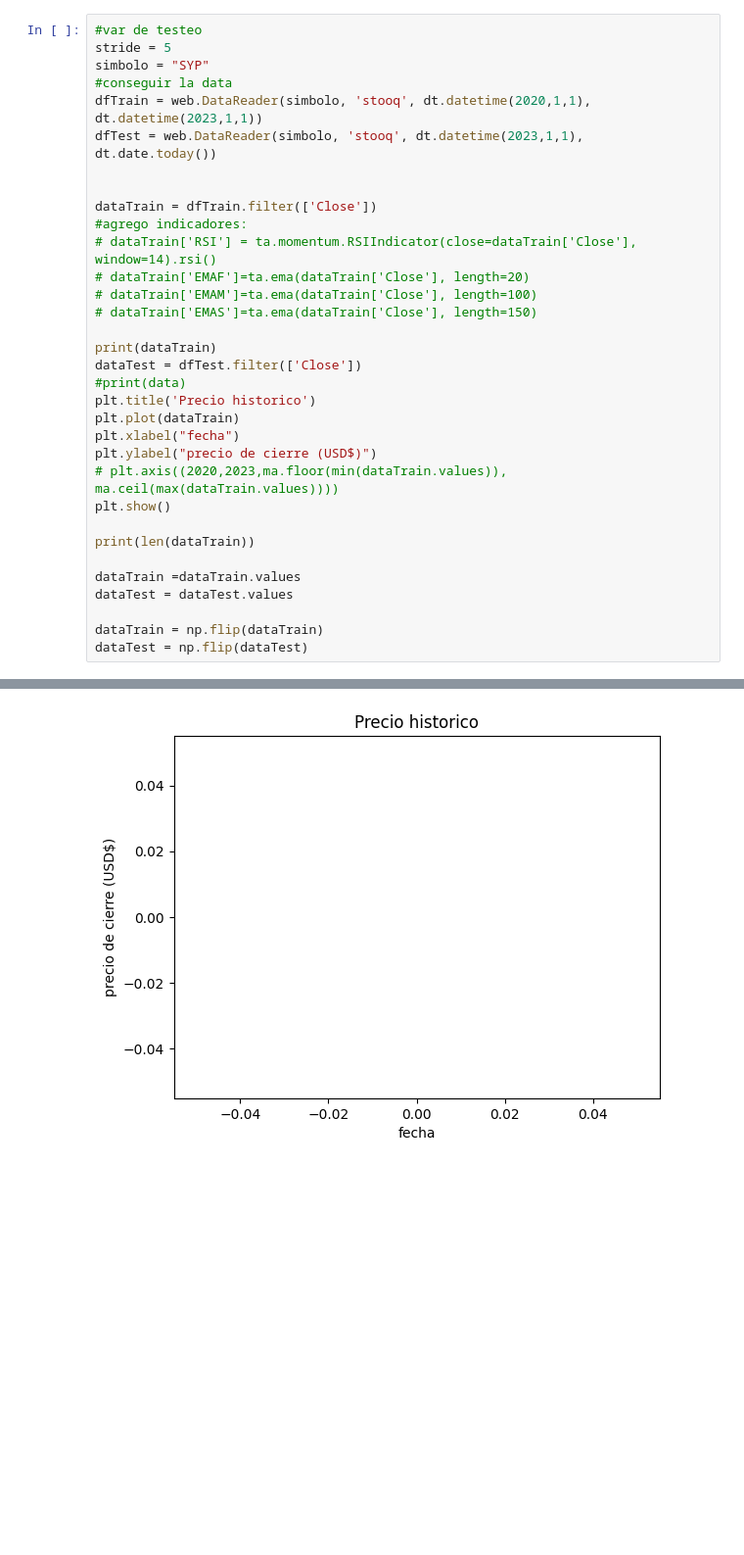
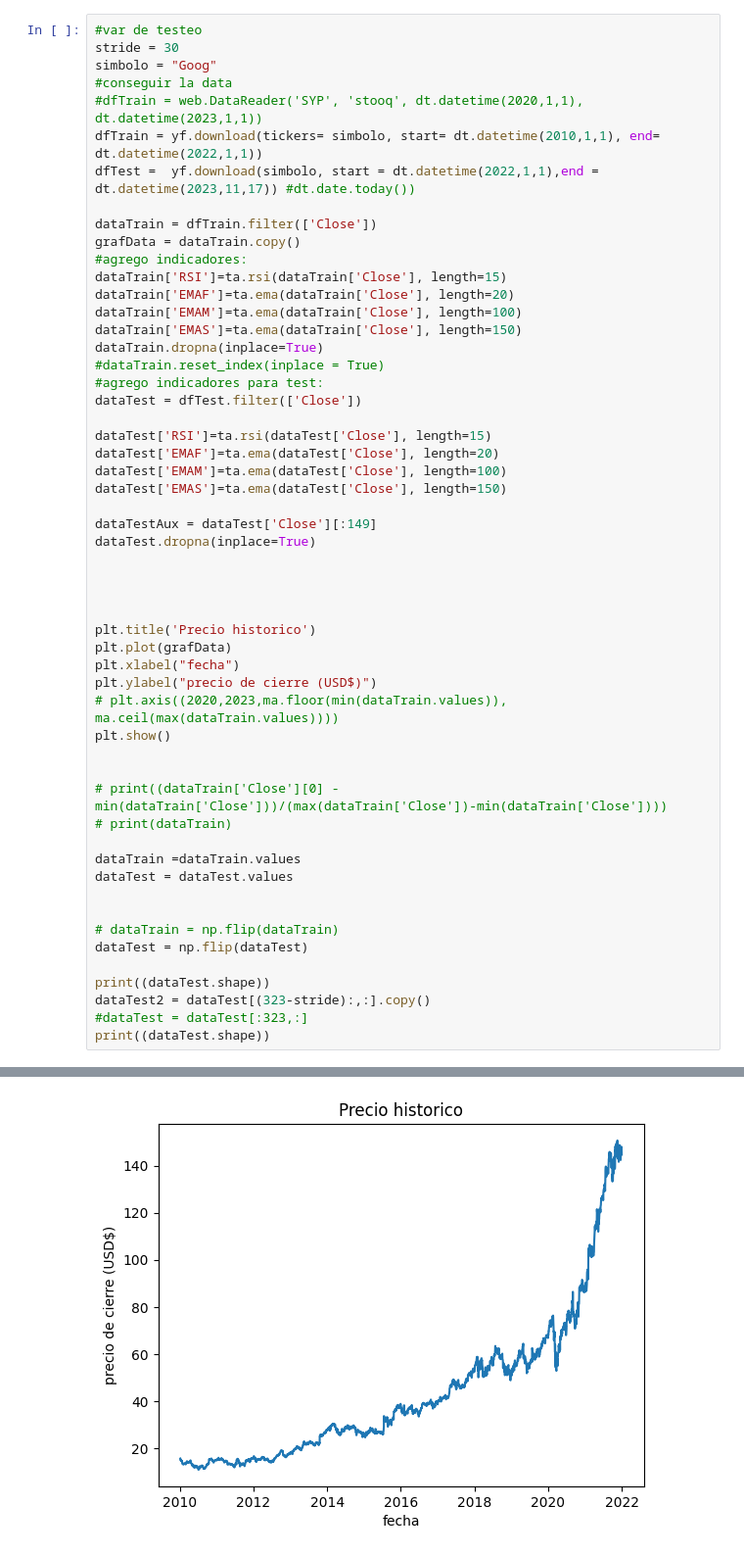
Before and after one commit to NahuelBarriga/IA2023, a Jupyter notebook: Redes Neuronales/TpFinal.ipynb, the cells around one changed output, grey strips where cells are left out. Shown at 98% size. Saved outputs shown, nothing was run; the diff lists cells and outputs as text; blank space fills up the shorter version.

```diff
--- a/Redes Neuronales/TpFinal.ipynb
+++ b/Redes Neuronales/TpFinal.ipynb
@@ -15,34 +18,55 @@ from ta.momentum import RSIIndicator
 # %%
 #var de testeo
-stride = 5
-simbolo = "SYP"
+stride = 30
+simbolo = "Goog"
 #conseguir la data
-dfTrain = web.DataReader(simbolo, 'stooq', dt.datetime(2020,1,1), dt.datetime(2023,1,1))
-dfTest = web.DataReader(simbolo, 'stooq', dt.datetime(2023,1,1), dt.date.today())
+#dfTrain = web.DataReader('SYP', 'stooq', dt.datetime(2020,1,1), dt.datetime(2023,1,1))
+dfTrain = yf.download(tickers= simbolo, start= dt.datetime(2010,1,1), end= dt.datetime(2022,1,1))
+dfTest =  yf.download(simbolo, start = dt.datetime(2022,1,1),end = dt.datetime(2023,11,17)) #dt.date.today())
+
+dataTrain = dfTrain.filter(['Close'])
+grafData = dataTrain.copy()
+#agrego indicadores:
+dataTrain['RSI']=ta.rsi(dataTrain['Close'], length=15)
+dataTrain['EMAF']=ta.ema(dataTrain['Close'], length=20)
+dataTrain['EMAM']=ta.ema(dataTrain['Close'], length=100)
+dataTrain['EMAS']=ta.ema(dataTrain['Close'], length=150)
+dataTrain.dropna(inplace=True)
+#dataTrain.reset_index(inplace = True)
+#agrego indicadores para test:
+dataTest = dfTest.filter(['Close'])
+
+dataTest['RSI']=ta.rsi(dataTest['Close'], length=15)
+dataTest['EMAF']=ta.ema(dataTest['Close'], length=20)
+dataTest['EMAM']=ta.ema(dataTest['Close'], length=100)
+dataTest['EMAS']=ta.ema(dataTest['Close'], length=150)
+
+dataTestAux = dataTest['Close'][:149]
+dataTest.dropna(inplace=True)
 
 
-dataTrain = dfTrain.filter(['Close'])
-#agrego indicadores:
-# dataTrain['RSI'] = ta.momentum.RSIIndicator(close=dataTrain['Close'], window=14).rsi()
-# dataTrain['EMAF']=ta.ema(dataTrain['Close'], length=20)
-# dataTrain['EMAM']=ta.ema(dataTrain['Close'], length=100)
-# dataTrain['EMAS']=ta.ema(dataTrain['Close'], length=150)
 
-print(dataTrain)
-dataTest = dfTest.filter(['Close'])
-#print(data)
+
 plt.title('Precio historico')
-plt.plot(dataTrain)
+plt.plot(grafData)
 plt.xlabel("fecha")
 plt.ylabel("precio de cierre (USD$)")
 # plt.axis((2020,2023,ma.floor(min(dataTrain.values)), ma.ceil(max(dataTrain.values))))
 plt.show()
 
-print(len(dataTrain))
+
+# print((dataTrain['Close'][0] - min(dataTrain['Close']))/(max(dataTrain['Close'])-min(dataTrain['Close'])))
+# print(dataTrain)
 
 dataTrain =dataTrain.values
 dataTest = dataTest.values
 
-dataTrain = np.flip(dataTrain)
+
+# dataTrain = np.flip(dataTrain)
 dataTest = np.flip(dataTest)
+
+print((dataTest.shape))
+dataTest2 = dataTest[(323-stride):,:].copy()
+#dataTest = dataTest[:323,:]
+print((dataTest.shape))
 # %% [output]
@@ -52 +75 @@ Index: []
-[figure, old version]
+[figure, new version]
```
Also changed, not shown: parts of 20 cells of this notebook, 1 other file.
